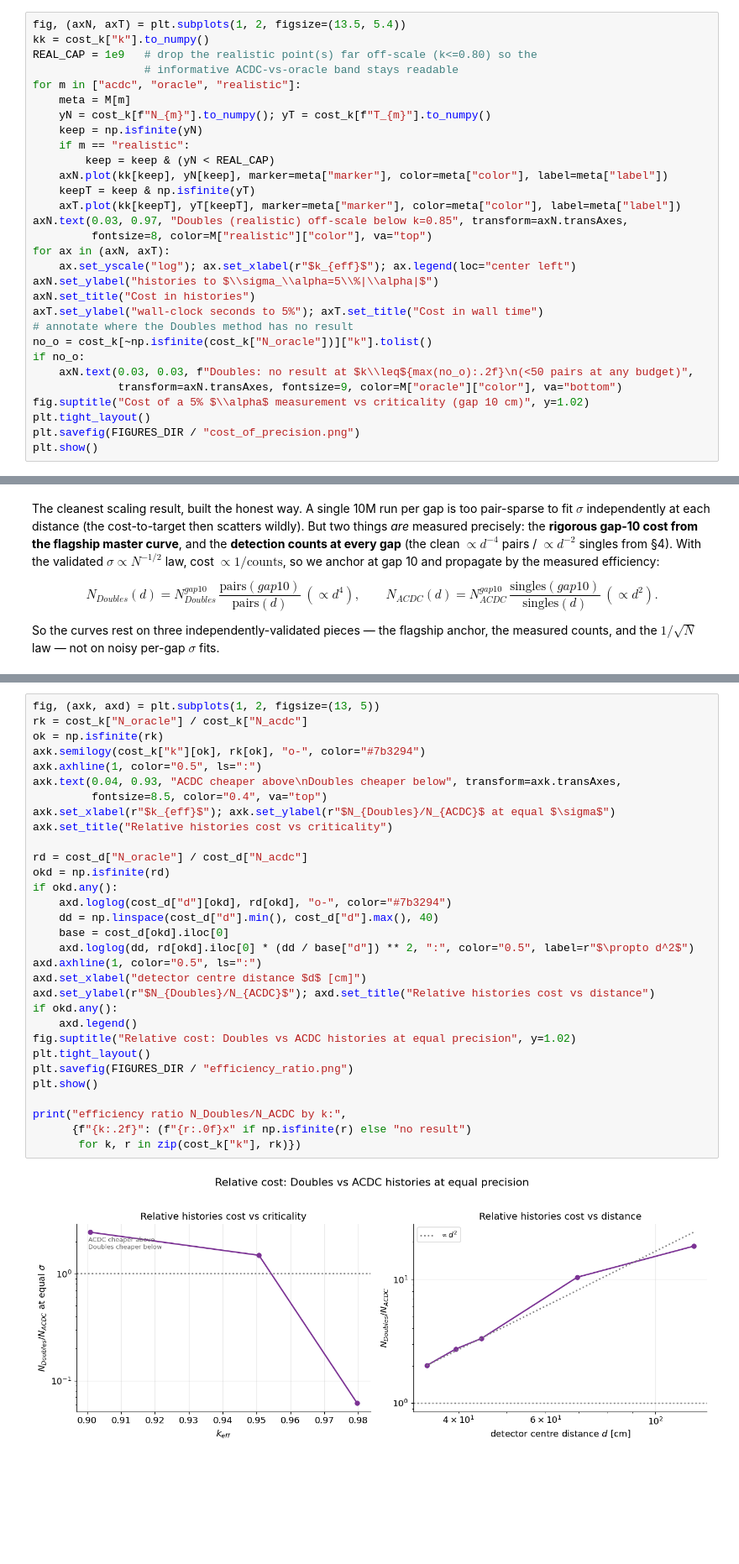
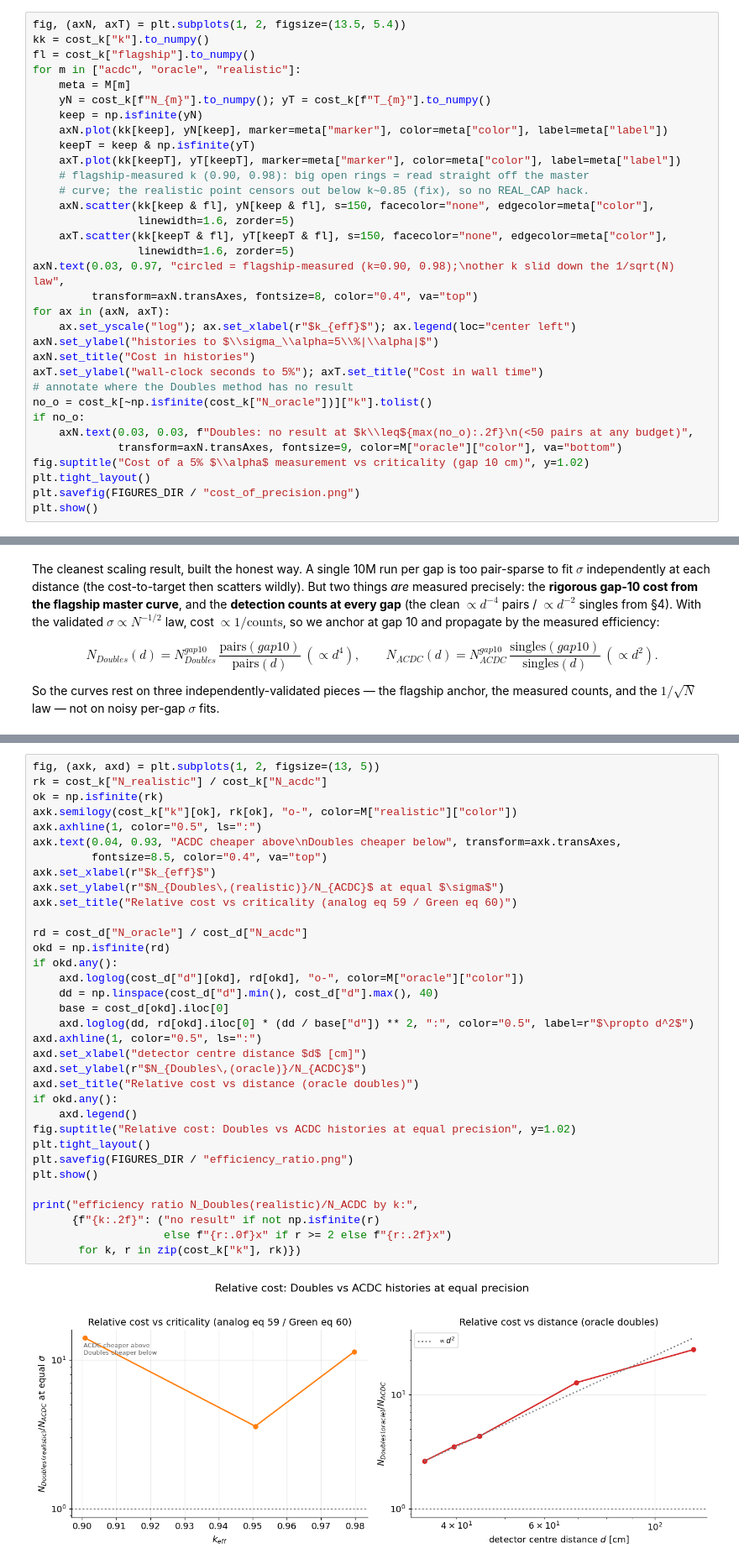
Before and after one commit to itaybnv/openmc-initiation-project, a Jupyter notebook: project/analysis/notebooks/rossi_benchmark.ipynb, the cells around one changed output, grey strips where cells are left out. Shown at 84% size. Drawn from its saved outputs; the diff is of its cells as text; blank space fills up the shorter version.

```diff
--- a/project/analysis/notebooks/rossi_benchmark.ipynb
+++ b/project/analysis/notebooks/rossi_benchmark.ipynb
@@ -423,19 +960,22 @@ label     k   N_acdc   T_acdc  N_oracle  T_oracle  N_realistic  T_realistic    N
 # %%
 fig, (axN, axT) = plt.subplots(1, 2, figsize=(13.5, 5.4))
 kk = cost_k["k"].to_numpy()
-REAL_CAP = 1e9   # drop the realistic point(s) far off-scale (k<=0.80) so the
-                 # informative ACDC-vs-oracle band stays readable
+fl = cost_k["flagship"].to_numpy()
 for m in ["acdc", "oracle", "realistic"]:
     meta = M[m]
     yN = cost_k[f"N_{m}"].to_numpy(); yT = cost_k[f"T_{m}"].to_numpy()
     keep = np.isfinite(yN)
-    if m == "realistic":
-        keep = keep & (yN < REAL_CAP)
     axN.plot(kk[keep], yN[keep], marker=meta["marker"], color=meta["color"], label=meta["label"])
     keepT = keep & np.isfinite(yT)
     axT.plot(kk[keepT], yT[keepT], marker=meta["marker"], color=meta["color"], label=meta["label"])
-axN.text(0.03, 0.97, "Doubles (realistic) off-scale below k=0.85", transform=axN.transAxes,
-         fontsize=8, color=M["realistic"]["color"], va="top")
+    # flagship-measured k (0.90, 0.98): big open rings = read straight off the master
+    # curve; the realistic point censors out below k~0.85 (fix), so no REAL_CAP hack.
+    axN.scatter(kk[keep & fl], yN[keep & fl], s=150, facecolor="none", edgecolor=meta["color"],
+                linewidth=1.6, zorder=5)
+    axT.scatter(kk[keepT & fl], yT[keepT & fl], s=150, facecolor="none", edgecolor=meta["color"],
+                linewidth=1.6, zorder=5)
+axN.text(0.03, 0.97, "circled = flagship-measured (k=0.90, 0.98);\nother k slid down the 1/sqrt(N) law",
+         transform=axN.transAxes, fontsize=8, color="0.4", va="top")
 for ax in (axN, axT):
     ax.set_yscale("log"); ax.set_xlabel(r"$k_{eff}$"); ax.legend(loc="center left")
 axN.set_ylabel("histories to $\\sigma_\\alpha=5\\%|\\alpha|$")
@@ -575,33 +1132,36 @@ equal precision, vs $k$ and vs distance. One log-axis curve spanning the orders
 # %%
 fig, (axk, axd) = plt.subplots(1, 2, figsize=(13, 5))
-rk = cost_k["N_oracle"] / cost_k["N_acdc"]
+rk = cost_k["N_realistic"] / cost_k["N_acdc"]
 ok = np.isfinite(rk)
-axk.semilogy(cost_k["k"][ok], rk[ok], "o-", color="#7b3294")
+axk.semilogy(cost_k["k"][ok], rk[ok], "o-", color=M["realistic"]["color"])
 axk.axhline(1, color="0.5", ls=":")
 axk.text(0.04, 0.93, "ACDC cheaper above\nDoubles cheaper below", transform=axk.transAxes,
          fontsize=8.5, color="0.4", va="top")
-axk.set_xlabel(r"$k_{eff}$"); axk.set_ylabel(r"$N_{Doubles}/N_{ACDC}$ at equal $\sigma$")
-axk.set_title("Relative histories cost vs criticality")
+axk.set_xlabel(r"$k_{eff}$")
+axk.set_ylabel(r"$N_{Doubles\,(realistic)}/N_{ACDC}$ at equal $\sigma$")
+axk.set_title("Relative cost vs criticality (analog eq 59 / Green eq 60)")
 
 rd = cost_d["N_oracle"] / cost_d["N_acdc"]
 okd = np.isfinite(rd)
 if okd.any():
-    axd.loglog(cost_d["d"][okd], rd[okd], "o-", color="#7b3294")
+    axd.loglog(cost_d["d"][okd], rd[okd], "o-", color=M["oracle"]["color"])
     dd = np.linspace(cost_d["d"].min(), cost_d["d"].max(), 40)
     base = cost_d[okd].iloc[0]
     axd.loglog(dd, rd[okd].iloc[0] * (dd / base["d"]) ** 2, ":", color="0.5", label=r"$\propto d^2$")
 axd.axhline(1, color="0.5", ls=":")
 axd.set_xlabel("detector centre distance $d$ [cm]")
-axd.set_ylabel(r"$N_{Doubles}/N_{ACDC}$"); axd.set_title("Relative histories cost vs distance")
+axd.set_ylabel(r"$N_{Doubles\,(oracle)}/N_{ACDC}$")
+axd.set_title("Relative cost vs distance (oracle doubles)")
 if okd.any():
     axd.legend()
 fig.suptitle("Relative cost: Doubles vs ACDC histories at equal precision", y=1.02)
 plt.tight_layout()
 plt.savefig(FIGURES_DIR / "efficiency_ratio.png")
 plt.show()
 
-print("efficiency ratio N_Doubles/N_ACDC by k:",
-      {f"{k:.2f}": (f"{r:.0f}x" if np.isfinite(r) else "no result")
+print("efficiency ratio N_Doubles(realistic)/N_ACDC by k:",
+      {f"{k:.2f}": ("no result" if not np.isfinite(r)
+                    else f"{r:.0f}x" if r >= 2 else f"{r:.2f}x")
        for k, r in zip(cost_k["k"], rk)})
 # %% [output]
-[figure, old version]
+[figure, new version]
```
Also changed, not shown: parts of 41 cells of this notebook, 10 other files.
